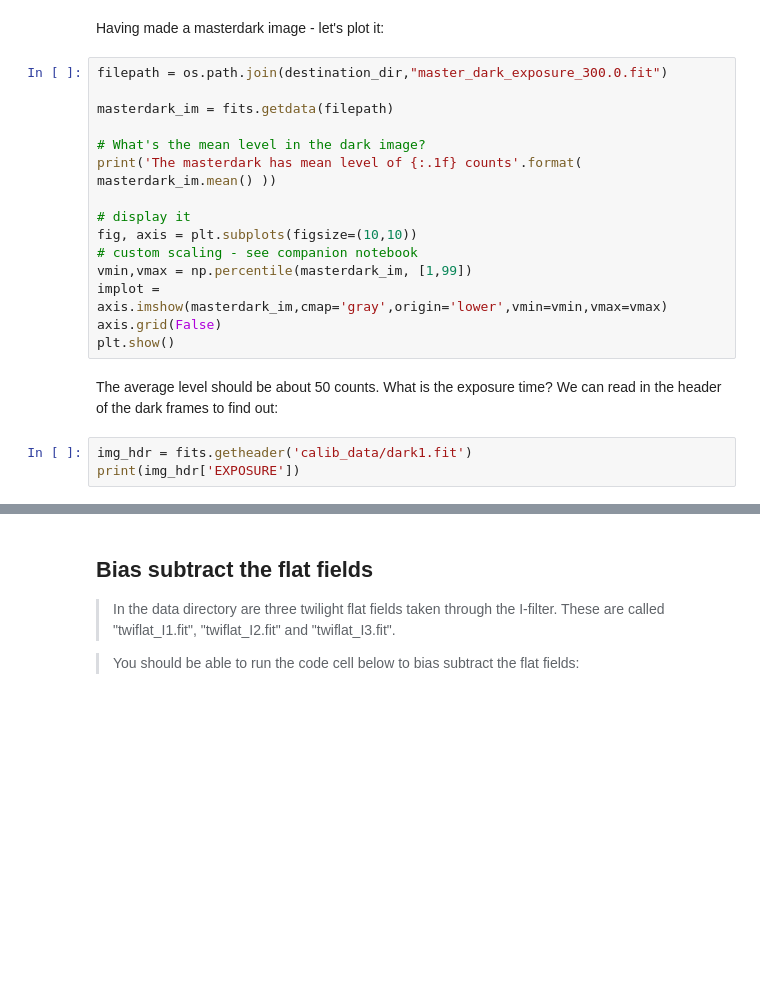
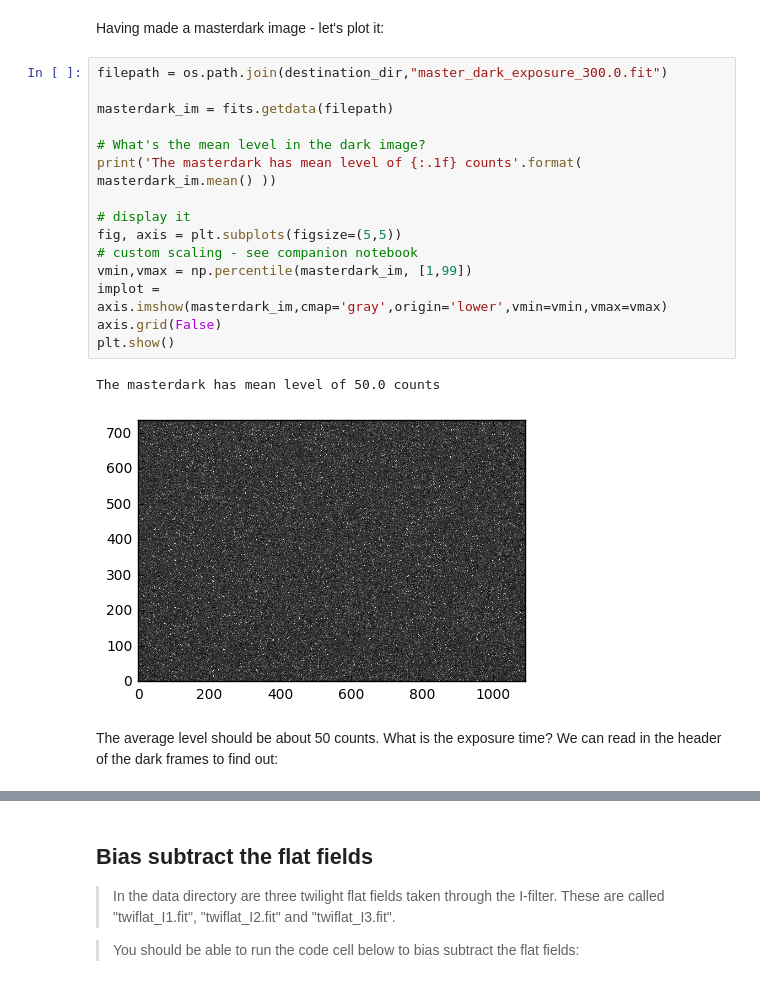
Before and after one commit to StuartLittlefair/PHY241, a Jupyter notebook: assignments/Session5/05-CCD_Images.ipynb, the cells around one changed output, grey strips where cells are left out. Drawn from its saved outputs; the diff is of its cells as text; blank space fills up the shorter version.

```diff
--- a/assignments/Session5/05-CCD_Images.ipynb
+++ b/assignments/Session5/05-CCD_Images.ipynb
@@ -295,20 +383,20 @@ Having made a masterdark image - let's plot it:
 # %%
 filepath = os.path.join(destination_dir,"master_dark_exposure_300.0.fit")
 
 masterdark_im = fits.getdata(filepath)
 
 # What's the mean level in the dark image?
 print('The masterdark has mean level of {:.1f} counts'.format( masterdark_im.mean() ))
 
 # display it
-fig, axis = plt.subplots(figsize=(10,10))
+fig, axis = plt.subplots(figsize=(5,5))
 # custom scaling - see companion notebook
 vmin,vmax = np.percentile(masterdark_im, [1,99])
 implot = axis.imshow(masterdark_im,cmap='gray',origin='lower',vmin=vmin,vmax=vmax)
 axis.grid(False)
 plt.show()
+# %% [output]
+The masterdark has mean level of 50.0 counts
+[figure, added]
 # %% [markdown]
 The average level should be about 50 counts. What is the exposure time? We can read in the header of the dark frames to find out:
-# %%
-img_hdr = fits.getheader('calib_data/dark1.fit')
-print(img_hdr['EXPOSURE'])
```
Also changed, not shown: parts of 57 cells of this notebook, 4 other files.
